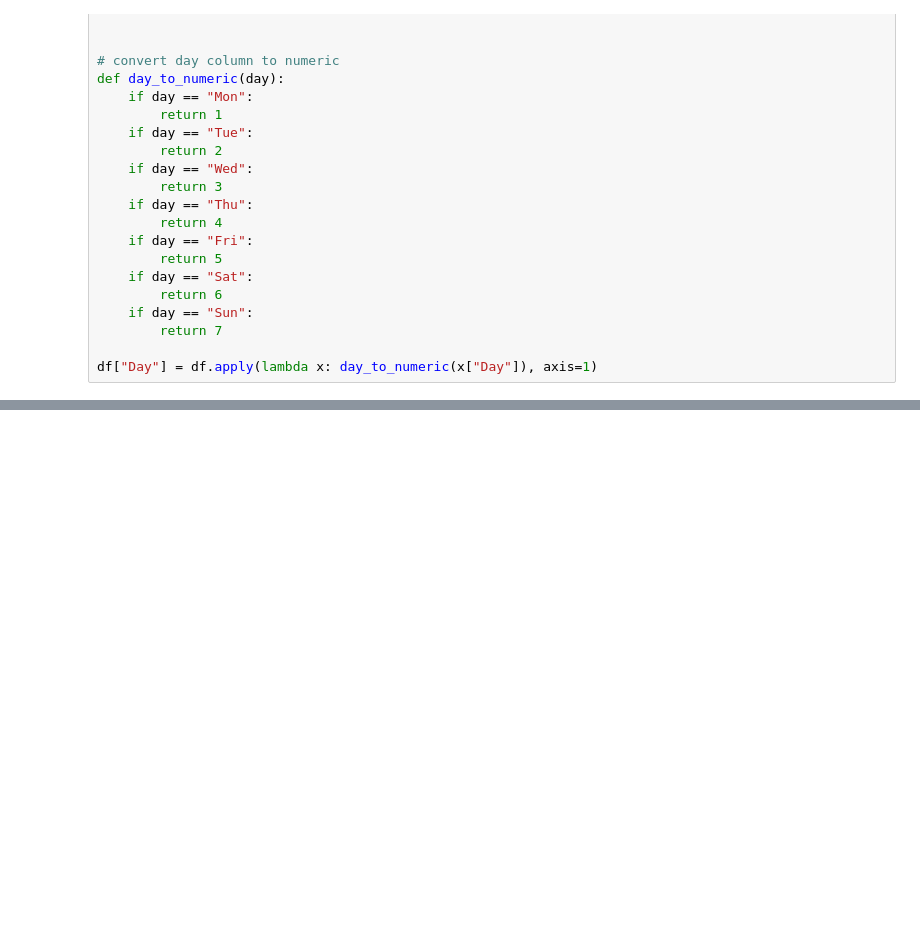
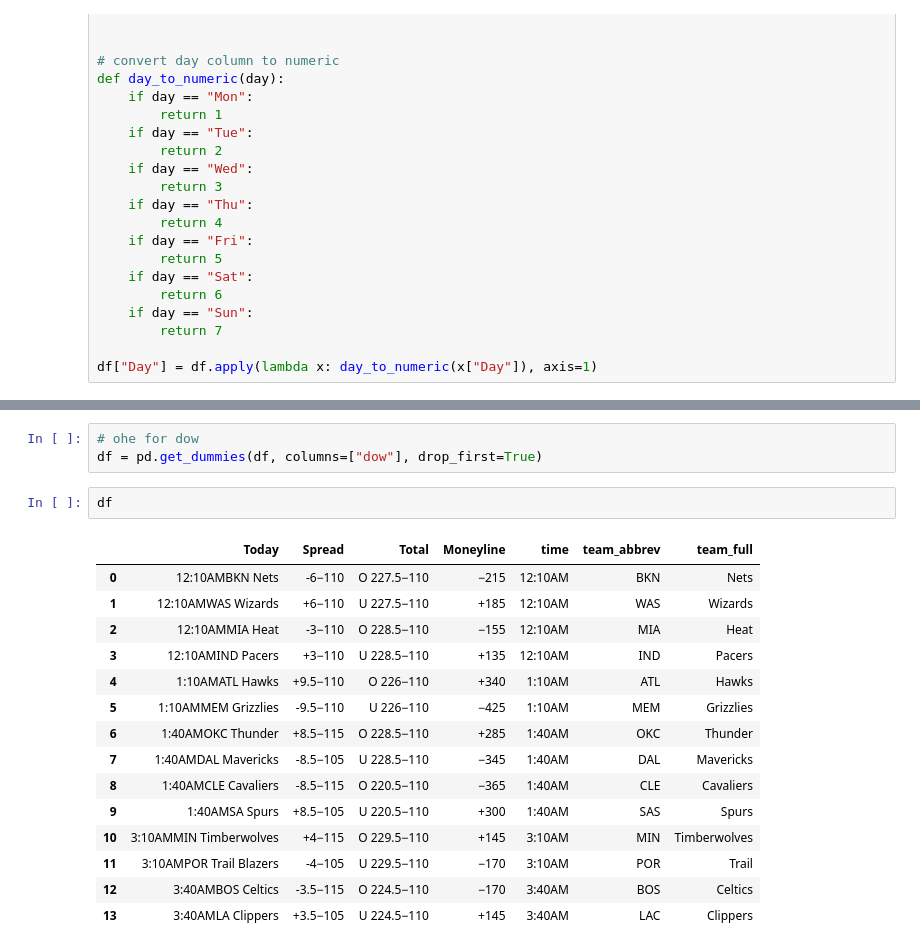
Before and after one commit to abzdel/NBA_Over_Under_Prediction_App, a Jupyter notebook: get_todays_teams.ipynb, the cells around one changed output, grey strips where cells are left out. Drawn from its saved outputs; the diff is of its cells as text; blank space fills up the shorter version.

```diff
--- a/get_todays_teams.ipynb
+++ b/get_todays_teams.ipynb
@@ -160,0 +193,21 @@ sns.heatmap(df.corr(), annot=True, cmap="coolwarm")
+# %%
+# ohe for dow
+df = pd.get_dummies(df, columns=["dow"], drop_first=True)
+# %%
+df
+# %% [output]
+|  | Today | Spread | Total | Moneyline | time | team_abbrev | team_full |
+| 0 | 12:10AMBKN Nets | -6−110 | O 227.5−110 | −215 | 12:10AM | BKN | Nets |
+| 1 | 12:10AMWAS Wizards | +6−110 | U 227.5−110 | +185 | 12:10AM | WAS | Wizards |
+| 2 | 12:10AMMIA Heat | -3−110 | O 228.5−110 | −155 | 12:10AM | MIA | Heat |
+| 3 | 12:10AMIND Pacers | +3−110 | U 228.5−110 | +135 | 12:10AM | IND | Pacers |
+| 4 | 1:10AMATL Hawks | +9.5−110 | O 226−110 | +340 | 1:10AM | ATL | Hawks |
+| 5 | 1:10AMMEM Grizzlies | -9.5−110 | U 226−110 | −425 | 1:10AM | MEM | Grizzlies |
+| 6 | 1:40AMOKC Thunder | +8.5−115 | O 228.5−110 | +285 | 1:40AM | OKC | Thunder |
+| 7 | 1:40AMDAL Mavericks | -8.5−105 | U 228.5−110 | −345 | 1:40AM | DAL | Mavericks |
+| 8 | 1:40AMCLE Cavaliers | -8.5−115 | O 220.5−110 | −365 | 1:40AM | CLE | Cavaliers |
+| 9 | 1:40AMSA Spurs | +8.5−105 | U 220.5−110 | +300 | 1:40AM | SAS | Spurs |
+| 10 | 3:10AMMIN Timberwolves | +4−115 | O 229.5−110 | +145 | 3:10AM | MIN | Timberwolves |
+| 11 | 3:10AMPOR Trail Blazers | -4−105 | U 229.5−110 | −170 | 3:10AM | POR | Trail |
+| 12 | 3:40AMBOS Celtics | -3.5−115 | O 224.5−110 | −170 | 3:40AM | BOS | Celtics |
+| 13 | 3:40AMLA Clippers | +3.5−105 | U 224.5−110 | +145 | 3:40AM | LAC | Clippers |
```
Also changed, not shown: parts of 14 cells of this notebook, 2 other files.
